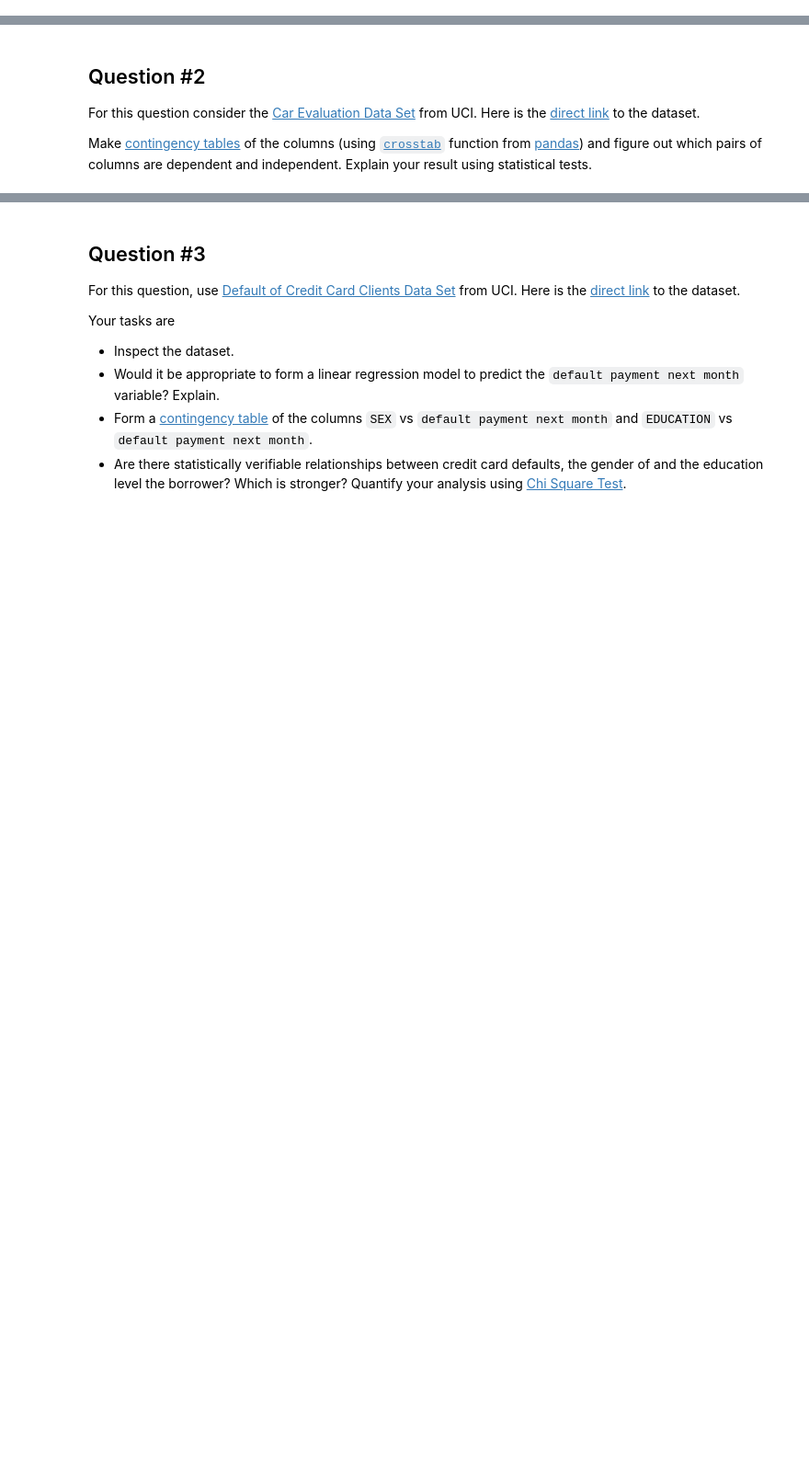
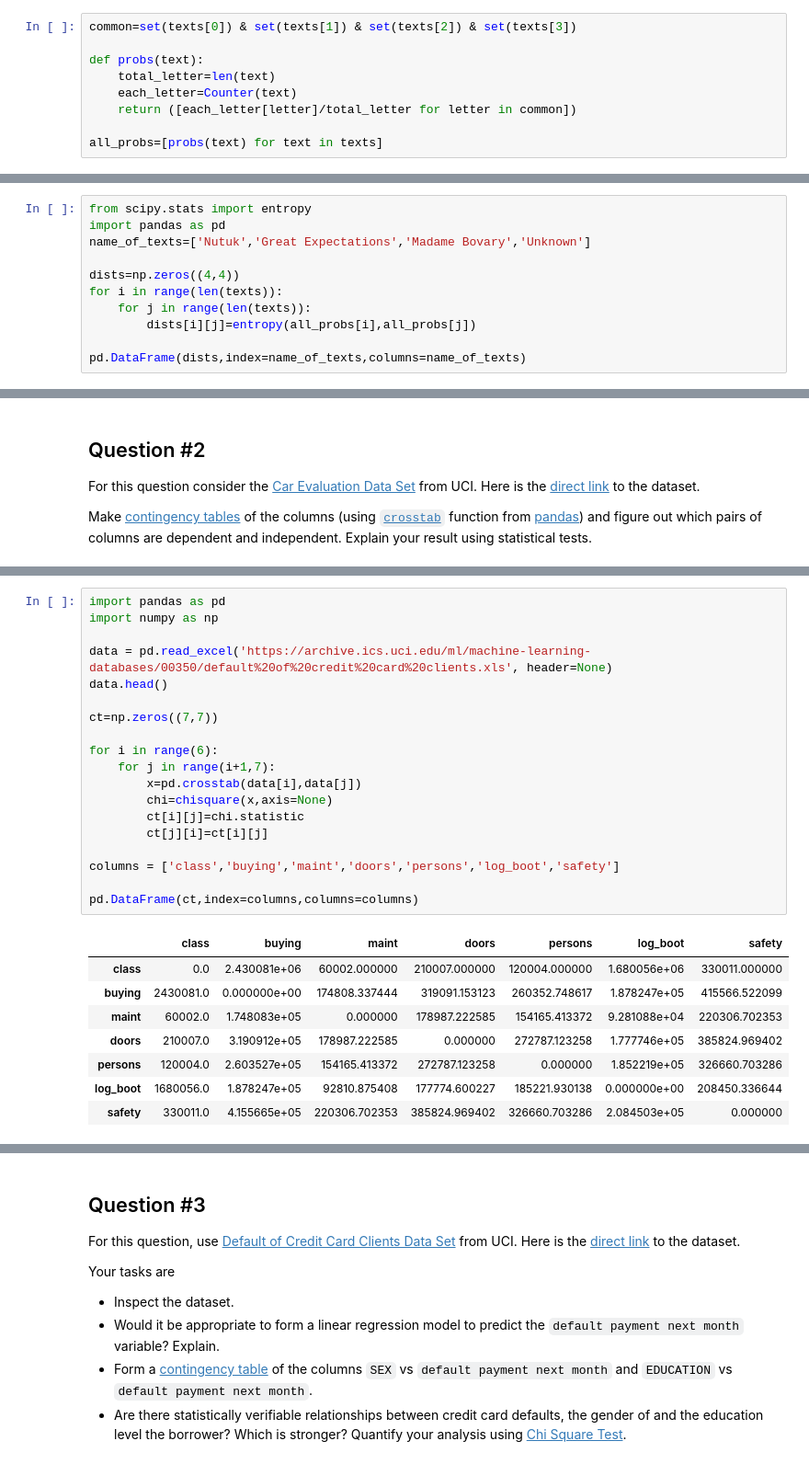
Before and after one commit to saruhanlioglu/MATH555E, a Jupyter notebook: Homework-02.ipynb, the cells around one changed output, grey strips where cells are left out. Shown at 92% size. Drawn from its saved outputs; the diff is of its cells as text; blank space fills up the shorter version.

```diff
--- a/Homework-02.ipynb
+++ b/Homework-02.ipynb
@@ -176,0 +62,9 @@ min entropy is between 2 and 4, so it's language is english.
+# %%
+common=set(texts[0]) & set(texts[1]) & set(texts[2]) & set(texts[3])
+
+def probs(text):
+    total_letter=len(text)
+    each_letter=Counter(text)
+    return ([each_letter[letter]/total_letter for letter in common])
+
+all_probs=[probs(text) for text in texts]
@@ -176,0 +73,11 @@ min entropy is between 2 and 4, so it's language is english.
+# %%
+from scipy.stats import entropy
+import pandas as pd
+name_of_texts=['Nutuk','Great Expectations','Madame Bovary','Unknown']
+
+dists=np.zeros((4,4))
+for i in range(len(texts)):
+    for j in range(len(texts)):
+        dists[i][j]=entropy(all_probs[i],all_probs[j])
+
+pd.DataFrame(dists,index=name_of_texts,columns=name_of_texts)
@@ -224,0 +98,28 @@ Power_divergenceResult(statistic=2122.0, pvalue=0.0)
+# %%
+import pandas as pd
+import numpy as np
+
+data = pd.read_excel('https://archive.ics.uci.edu/ml/machine-learning-databases/00350/default%20of%20credit%20card%20clients.xls', header=None)
+data.head()
+
+ct=np.zeros((7,7))
+
+for i in range(6):
+    for j in range(i+1,7):
+        x=pd.crosstab(data[i],data[j])
+        chi=chisquare(x,axis=None)
+        ct[i][j]=chi.statistic
+        ct[j][i]=ct[i][j]
+
+columns = ['class','buying','maint','doors','persons','log_boot','safety']
+
+pd.DataFrame(ct,index=columns,columns=columns)
+# %% [output]
+|  | class | buying | maint | doors | persons | log_boot | safety |
+| class | 0.0 | 2.430081e+06 | 60002.000000 | 210007.000000 | 120004.000000 | 1.680056e+06 | 330011.000000 |
+| buying | 2430081.0 | 0.000000e+00 | 174808.337444 | 319091.153123 | 260352.748617 | 1.878247e+05 | 415566.522099 |
+| maint | 60002.0 | 1.748083e+05 | 0.000000 | 178987.222585 | 154165.413372 | 9.281088e+04 | 220306.702353 |
+| doors | 210007.0 | 3.190912e+05 | 178987.222585 | 0.000000 | 272787.123258 | 1.777746e+05 | 385824.969402 |
+| persons | 120004.0 | 2.603527e+05 | 154165.413372 | 272787.123258 | 0.000000 | 1.852219e+05 | 326660.703286 |
+| log_boot | 1680056.0 | 1.878247e+05 | 92810.875408 | 177774.600227 | 185221.930138 | 0.000000e+00 | 208450.336644 |
+| safety | 330011.0 | 4.155665e+05 | 220306.702353 | 385824.969402 | 326660.703286 | 2.084503e+05 | 0.000000 |
```
Also changed, not shown: parts of 44 cells of this notebook.
